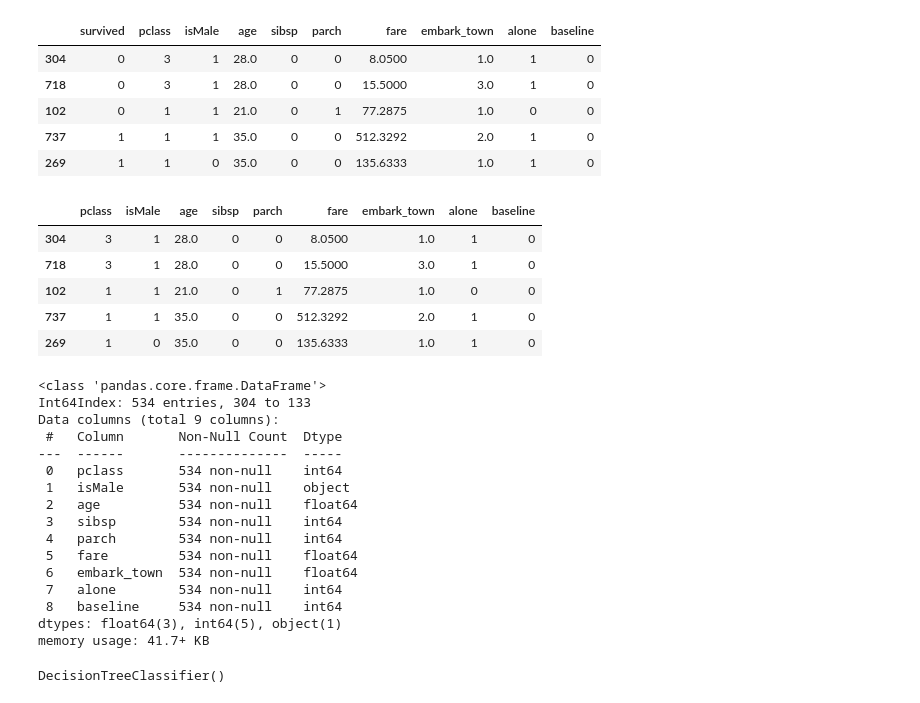
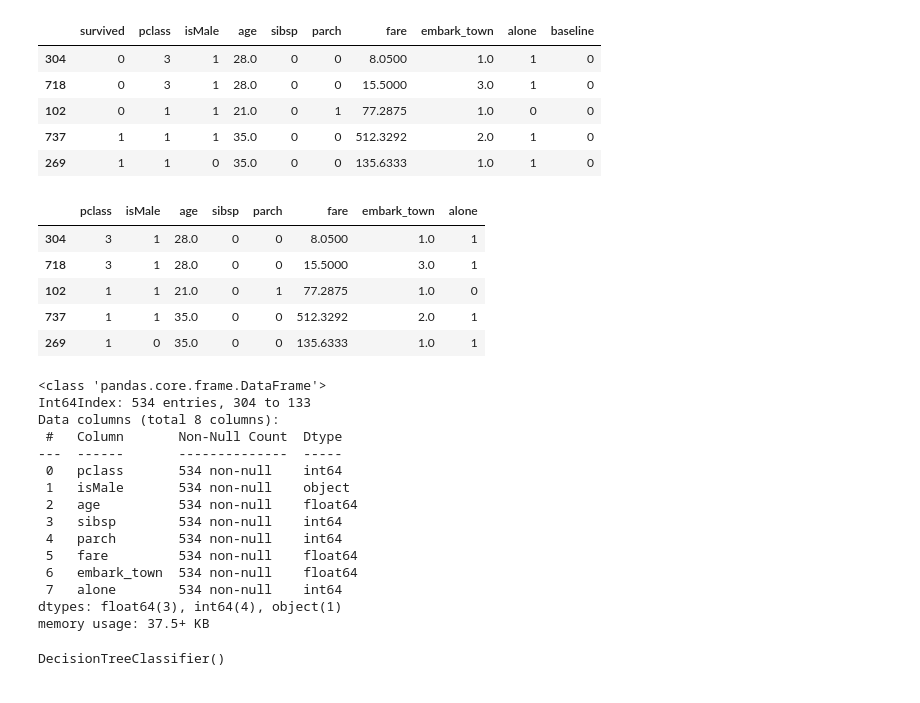
Before and after one commit to etclark3/classification-exercises, a Jupyter notebook: model.ipynb, the cells around one changed output. Drawn from its saved outputs; the diff is of its cells as text; code cells hidden in the pictures.

```diff
--- a/model.ipynb
+++ b/model.ipynb
@@ -146,29 +146,29 @@ t_train.head()
 | 737 | 1 | 1 | 1 | 35.0 | 0 | 0 | 512.3292 | 2.0 | 1 | 0 |
 | 269 | 1 | 1 | 0 | 35.0 | 0 | 0 | 135.6333 | 1.0 | 1 | 0 |
 # %%
-x_tr = t_train.drop(columns='survived')
+x_tr = t_train.drop(columns={'survived','baseline'})
 y_tr = t_train.survived
 
 x_val = t_validate.drop(columns='survived')
 y_val = t_validate.survived
 
 x_test = t_test.drop(columns='survived')
 y_test = t_test.survived
 
 x_tr.head()
 # %% [output]
-|  | pclass | isMale | age | sibsp | parch | fare | embark_town | alone | baseline |
-| 304 | 3 | 1 | 28.0 | 0 | 0 | 8.0500 | 1.0 | 1 | 0 |
-| 718 | 3 | 1 | 28.0 | 0 | 0 | 15.5000 | 3.0 | 1 | 0 |
-| 102 | 1 | 1 | 21.0 | 0 | 1 | 77.2875 | 1.0 | 0 | 0 |
-| 737 | 1 | 1 | 35.0 | 0 | 0 | 512.3292 | 2.0 | 1 | 0 |
-| 269 | 1 | 0 | 35.0 | 0 | 0 | 135.6333 | 1.0 | 1 | 0 |
+|  | pclass | isMale | age | sibsp | parch | fare | embark_town | alone |
+| 304 | 3 | 1 | 28.0 | 0 | 0 | 8.0500 | 1.0 | 1 |
+| 718 | 3 | 1 | 28.0 | 0 | 0 | 15.5000 | 3.0 | 1 |
+| 102 | 1 | 1 | 21.0 | 0 | 1 | 77.2875 | 1.0 | 0 |
+| 737 | 1 | 1 | 35.0 | 0 | 0 | 512.3292 | 2.0 | 1 |
+| 269 | 1 | 0 | 35.0 | 0 | 0 | 135.6333 | 1.0 | 1 |
 # %%
 x_tr.info()
 # %% [output]
 <class 'pandas.core.frame.DataFrame'>
 Int64Index: 534 entries, 304 to 133
-Data columns (total 9 columns):
+Data columns (total 8 columns):
  #   Column       Non-Null Count  Dtype
 ---  ------       --------------  -----
  0   pclass       534 non-null    int64
@@ -179,9 +179,8 @@ Data columns (total 9 columns):
  5   fare         534 non-null    float64
  6   embark_town  534 non-null    float64
  7   alone        534 non-null    int64
- 8   baseline     534 non-null    int64
-dtypes: float64(3), int64(5), object(1)
-memory usage: 41.7+ KB
+dtypes: float64(3), int64(4), object(1)
+memory usage: 37.5+ KB
 # %%
 t_classf = DecisionTreeClassifier()
 t_classf = t_classf.fit(x_tr, y_tr)
```
Also changed, not shown: parts of 158 cells of this notebook.
